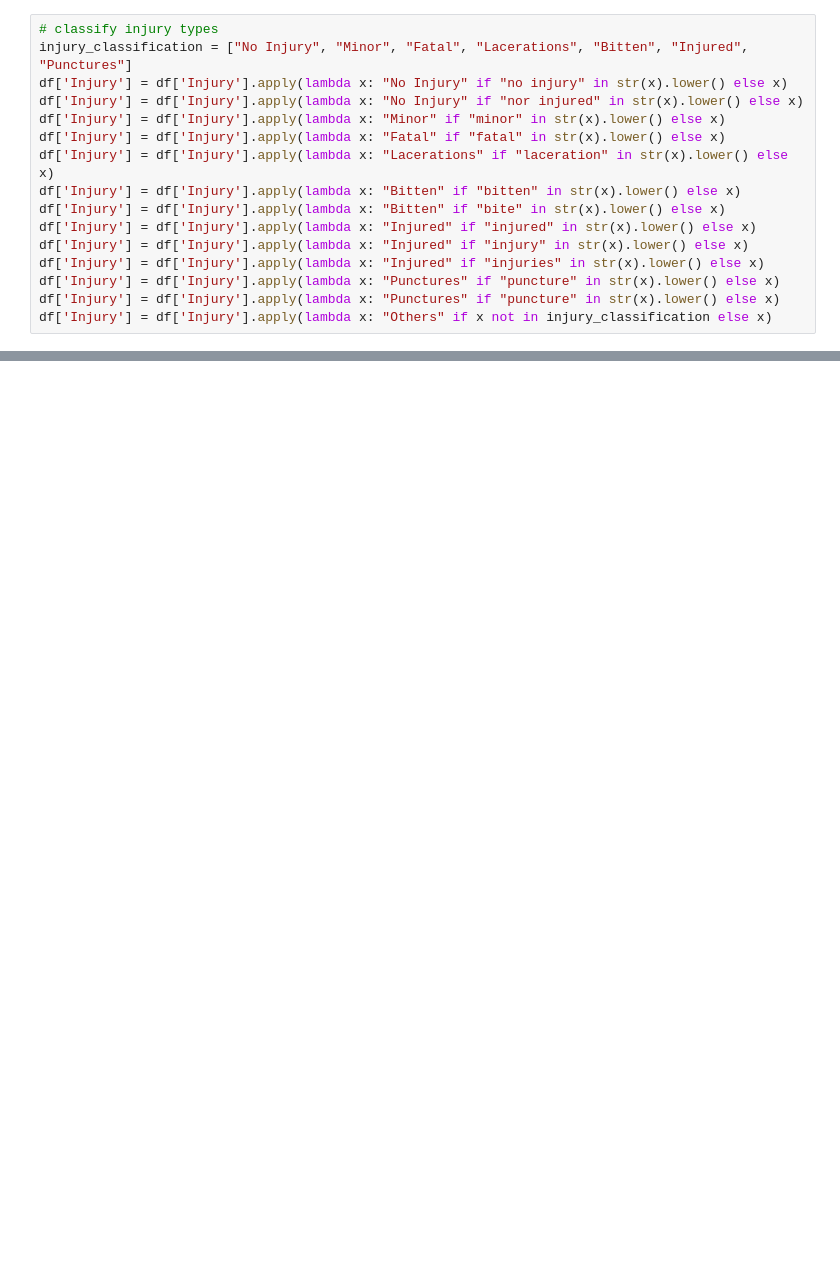
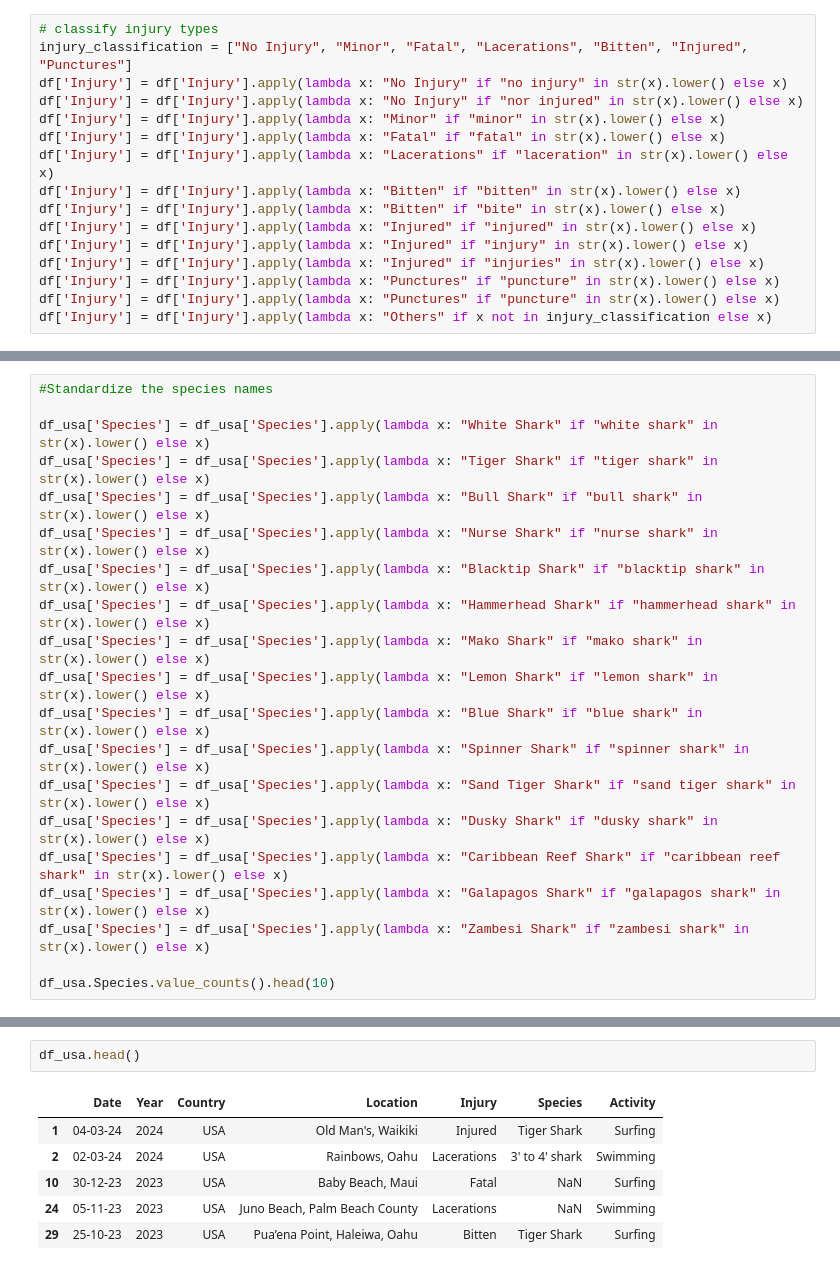
Before and after one commit to RosaEvasari/SharkAttack, a Jupyter notebook: sharkAttack.ipynb, the cells around one changed output, grey strips where cells are left out. Cells and saved outputs as stored; diff of their text form; blank space fills up the shorter version.

```diff
--- a/sharkAttack.ipynb
+++ b/sharkAttack.ipynb
@@ -150,0 +351,20 @@ Name: Injury, dtype: int64
+# %%
+#Standardize the species names
+
+df_usa['Species'] = df_usa['Species'].apply(lambda x: "White Shark" if "white shark" in str(x).lower() else x)
+df_usa['Species'] = df_usa['Species'].apply(lambda x: "Tiger Shark" if "tiger shark" in str(x).lower() else x)
+df_usa['Species'] = df_usa['Species'].apply(lambda x: "Bull Shark" if "bull shark" in str(x).lower() else x)
+df_usa['Species'] = df_usa['Species'].apply(lambda x: "Nurse Shark" if "nurse shark" in str(x).lower() else x)
+df_usa['Species'] = df_usa['Species'].apply(lambda x: "Blacktip Shark" if "blacktip shark" in str(x).lower() else x)
+df_usa['Species'] = df_usa['Species'].apply(lambda x: "Hammerhead Shark" if "hammerhead shark" in str(x).lower() else x)
+df_usa['Species'] = df_usa['Species'].apply(lambda x: "Mako Shark" if "mako shark" in str(x).lower() else x)
+df_usa['Species'] = df_usa['Species'].apply(lambda x: "Lemon Shark" if "lemon shark" in str(x).lower() else x)
+df_usa['Species'] = df_usa['Species'].apply(lambda x: "Blue Shark" if "blue shark" in str(x).lower() else x)
+df_usa['Species'] = df_usa['Species'].apply(lambda x: "Spinner Shark" if "spinner shark" in str(x).lower() else x)
+df_usa['Species'] = df_usa['Species'].apply(lambda x: "Sand Tiger Shark" if "sand tiger shark" in str(x).lower() else x)
+df_usa['Species'] = df_usa['Species'].apply(lambda x: "Dusky Shark" if "dusky shark" in str(x).lower() else x)
+df_usa['Species'] = df_usa['Species'].apply(lambda x: "Caribbean Reef Shark" if "caribbean reef shark" in str(x).lower() else x)
+df_usa['Species'] = df_usa['Species'].apply(lambda x: "Galapagos Shark" if "galapagos shark" in str(x).lower() else x)
+df_usa['Species'] = df_usa['Species'].apply(lambda x: "Zambesi Shark" if "zambesi shark" in str(x).lower() else x)
+
+df_usa.Species.value_counts().head(10)
@@ -150,0 +401,9 @@ Name: Injury, dtype: int64
+# %%
+df_usa.head()
+# %% [output]
+|  | Date | Year | Country | Location | Injury | Species | Activity |
+| 1 | 04-03-24 | 2024 | USA | Old Man's, Waikiki | Injured | Tiger Shark | Surfing |
+| 2 | 02-03-24 | 2024 | USA | Rainbows, Oahu | Lacerations | 3' to 4' shark | Swimming |
+| 10 | 30-12-23 | 2023 | USA | Baby Beach, Maui | Fatal | NaN | Surfing |
+| 24 | 05-11-23 | 2023 | USA | Juno Beach, Palm Beach County | Lacerations | NaN | Swimming |
+| 29 | 25-10-23 | 2023 | USA | Pua’ena Point, Haleiwa, Oahu | Bitten | Tiger Shark | Surfing |
```
Also changed, not shown: parts of 21 cells of this notebook.
